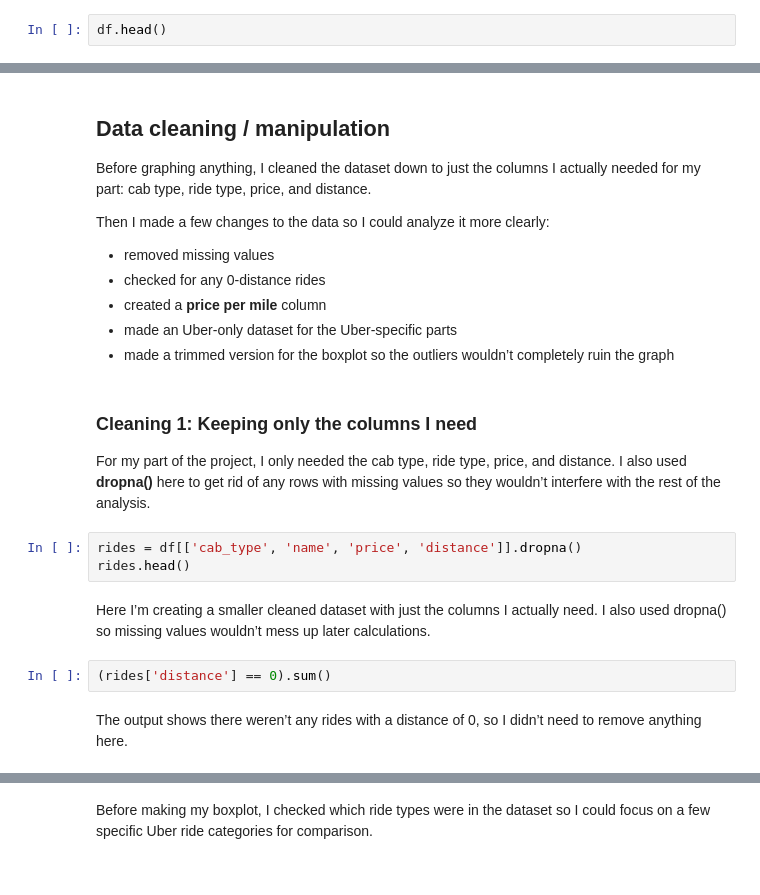
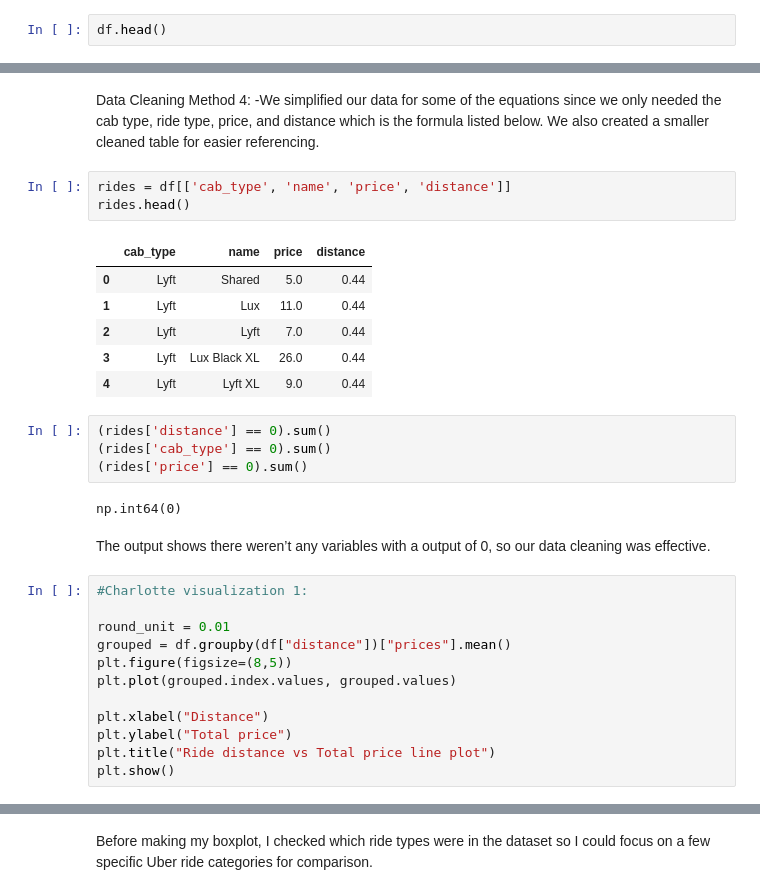
Before and after one commit to charlotm-coder/ds100miniproject-CHARLOTTE_THEOdonotjoin, a Jupyter notebook: MiniProject1.ipynb, the cells around one changed output, grey strips where cells are left out. Saved outputs shown, nothing was run; the diff lists cells and outputs as text.

```diff
--- a/MiniProject1.ipynb
+++ b/MiniProject1.ipynb
@@ -74,24 +39,33 @@ My section includes:
-# %% [markdown]
-## Data cleaning / manipulation
-
-Before graphing anything, I cleaned the dataset down to just the columns I actually needed for my part: cab type, ride type, price, and distance.
-
-Then I made a few changes to the data so I could analyze it more clearly:
-- removed missing values
-- checked for any 0-distance rides
-- created a **price per mile** column
-- made an Uber-only dataset for the Uber-specific parts
-- made a trimmed version for the boxplot so the outliers wouldn’t completely ruin the graph
-# %% [markdown]
-### Cleaning 1: Keeping only the columns I need
-
-For my part of the project, I only needed the cab type, ride type, price, and distance. I also used **dropna()** here to get rid of any rows with missing values so they wouldn’t interfere with the rest of the analysis.
+# %% [markdown]
+Data Cleaning Method 4:
+-We simplified our data for some of the equations since we only needed the cab type, ride type, price, and distance which is the formula listed below. We also created a smaller cleaned table for easier referencing.
 # %%
-rides = df[['cab_type', 'name', 'price', 'distance']].dropna()
+rides = df[['cab_type', 'name', 'price', 'distance']]
 rides.head()
+# %% [output]
+|  | cab_type | name | price | distance |
+| 0 | Lyft | Shared | 5.0 | 0.44 |
+| 1 | Lyft | Lux | 11.0 | 0.44 |
+| 2 | Lyft | Lyft | 7.0 | 0.44 |
+| 3 | Lyft | Lux Black XL | 26.0 | 0.44 |
+| 4 | Lyft | Lyft XL | 9.0 | 0.44 |
-# %% [markdown]
-Here I’m creating a smaller cleaned dataset with just the columns I actually need. I also used dropna() so missing values wouldn’t mess up later calculations.
 # %%
 (rides['distance'] == 0).sum()
+(rides['cab_type'] == 0).sum()
+(rides['price'] == 0).sum()
+# %% [output]
+np.int64(0)
-# %% [markdown]
-The output shows there weren’t any rides with a distance of 0, so I didn’t need to remove anything here.
+# %% [markdown]
+The output shows there weren’t any variables with a output of 0, so our data cleaning was effective.
+# %%
+#Charlotte visualization 1:
+
+round_unit = 0.01
+grouped = df.groupby(df["distance"])["prices"].mean()
+plt.figure(figsize=(8,5))
+plt.plot(grouped.index.values, grouped.values)
+
+plt.xlabel("Distance")
+plt.ylabel("Total price")
+plt.title("Ride distance vs Total price line plot")
+plt.show()
```
Also changed, not shown: parts of 34 cells of this notebook.
